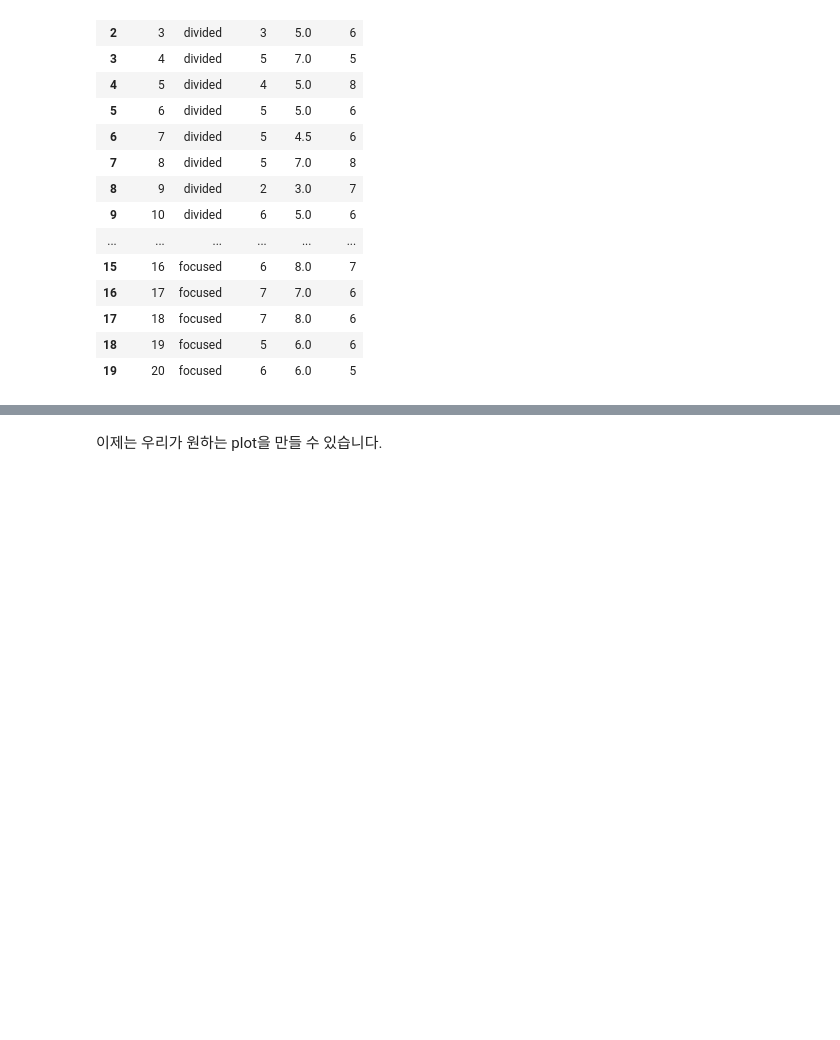
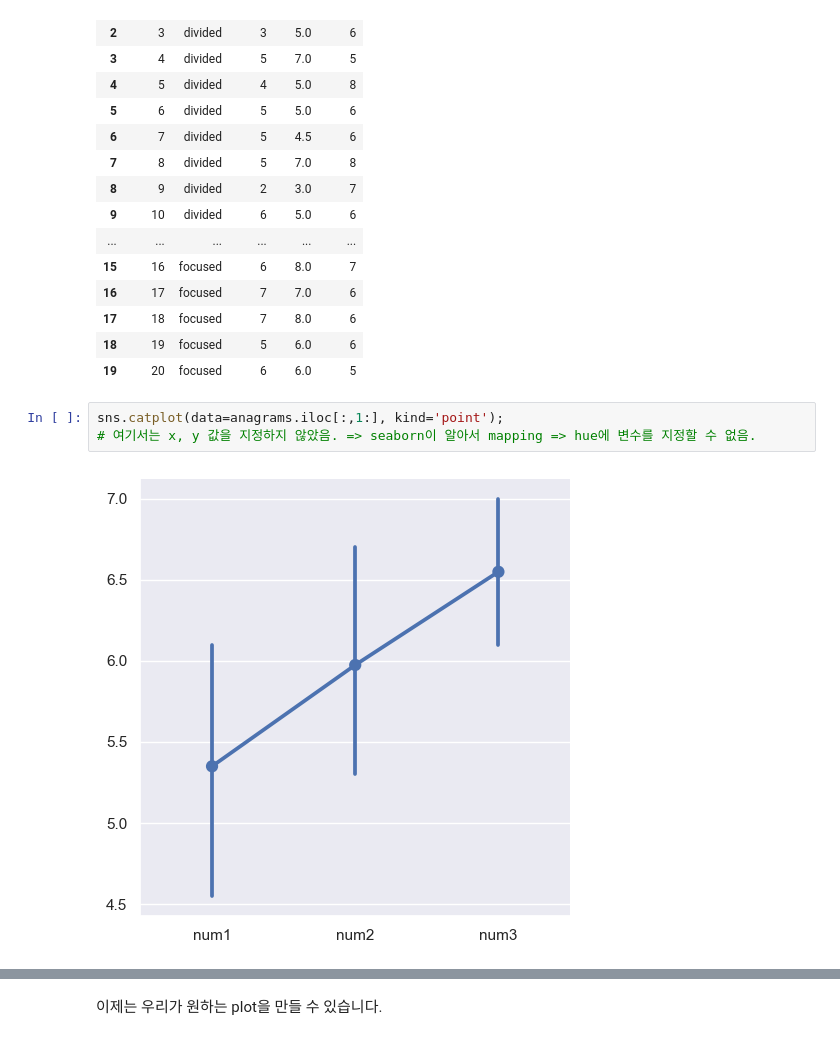
Before and after one commit to kjmn1105/Seaborn-Tuorial, a Jupyter notebook: 3_API Overwiew (2).ipynb, the cells around one changed output, grey strips where cells are left out. Drawn from its saved outputs; the diff is of its cells as text; blank space fills up the shorter version.

```diff
--- a/3_API Overwiew (2).ipynb
+++ b/3_API Overwiew (2).ipynb
@@ -148,4 +145,9 @@ anagrams
 | 17 | 18 | focused | 7 | 8.0 | 6 |
 | 18 | 19 | focused | 5 | 6.0 | 6 |
 | 19 | 20 | focused | 6 | 6.0 | 5 |
+# %%
+sns.catplot(data=anagrams.iloc[:,1:], kind='point');
+# 여기서는 x, y 값을 지정하지 않았음. => seaborn이 알아서 mapping => hue에 변수를 지정할 수 없음.
+# %% [output]
+[figure, added]
 # %% [markdown]
```
Also changed, not shown: parts of 9 cells of this notebook.
